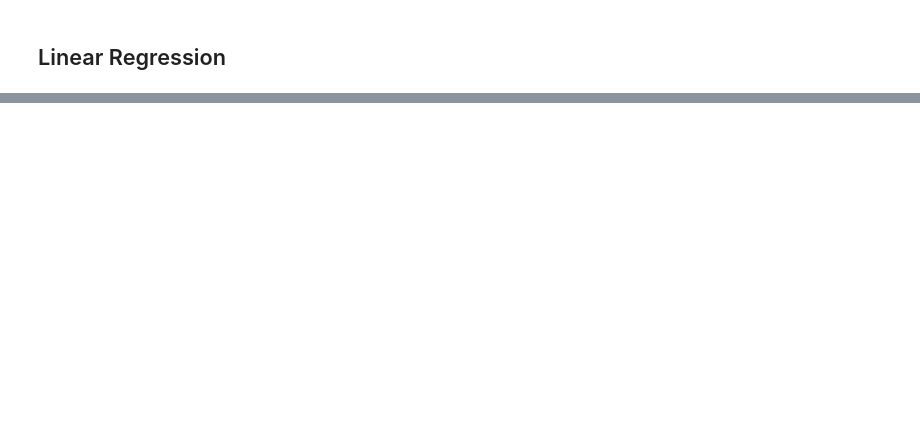
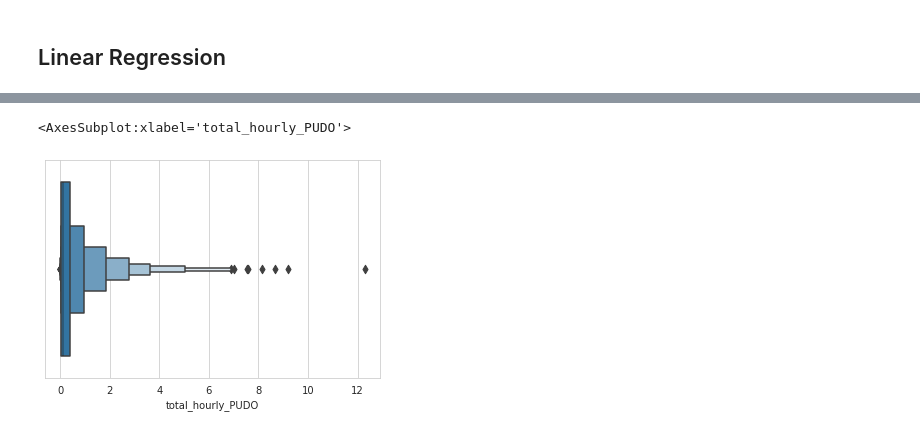
Before and after one commit to zackAemmer/transit_vis, a Jupyter notebook: transit_delay_modeling.ipynb, the cells around one changed output, grey strips where cells are left out. Cells and saved outputs as stored; diff of their text form; code cells hidden in the pictures; blank space fills up the shorter version.

```diff
--- a/transit_delay_modeling.ipynb
+++ b/transit_delay_modeling.ipynb
@@ -127,0 +305,5 @@ strong multicollinearity problems or that the design matrix is singular.
+# %%
+sns.boxenplot(x=model_data_w_ss['total_hourly_PUDO'])
+# %% [output]
+<AxesSubplot:xlabel='total_hourly_PUDO'>
+[figure, added]
```
Also changed, not shown: parts of 22 cells of this notebook.
